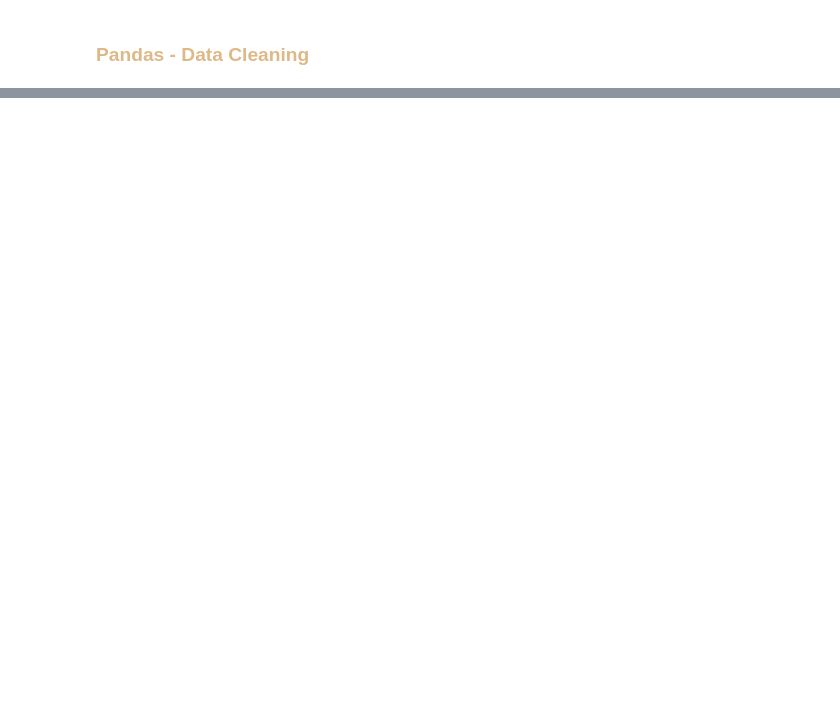
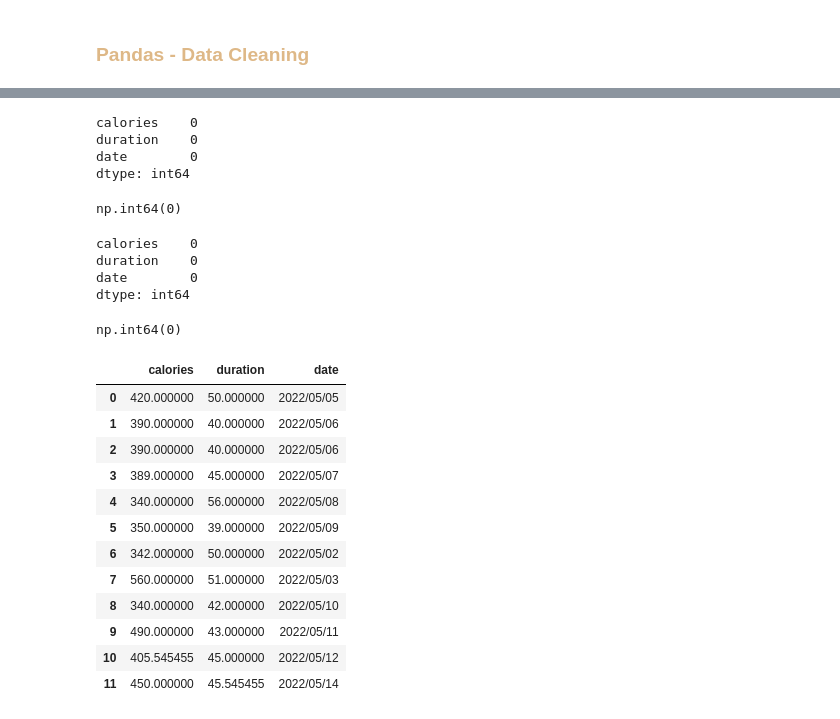
Before and after one commit to lekoundanmgedeon/data-collection-reports, a Jupyter notebook: dc1/introductions.ipynb, the cells around one changed output, grey strips where cells are left out. Saved outputs shown, nothing was run; the diff lists cells and outputs as text; code cells hidden in the pictures; blank space fills up the shorter version.

```diff
--- a/dc1/introductions.ipynb
+++ b/dc1/introductions.ipynb
@@ -110,3 +242,5 @@ data_csv
 ### <font color = '#DEB887'> Pandas - Data Cleaning
 # %%
 # import data.csv
+df= pd.read_csv('data/data1.csv')
+df.head()
@@ -113,4 +254,40 @@ data_csv
 # %%
 # Check the existence of null values
+df.isnull().sum()
+# %% [output]
+calories    0
+duration    0
+date        0
+dtype: int64
+# %%
+df.isnull().any().sum()
+# %% [output]
+np.int64(0)
+# %%
+df.isna().sum()
+# %% [output]
+calories    0
+duration    0
+date        0
+dtype: int64
+# %%
+df.isna().any().sum()
+# %% [output]
+np.int64(0)
 # %%
 # Delete null values using dropna
+df.dropna(inplace=True)
+# %% [output]
+|  | calories | duration | date |
+| 0 | 420.000000 | 50.000000 | 2022/05/05 |
+| 1 | 390.000000 | 40.000000 | 2022/05/06 |
+| 2 | 390.000000 | 40.000000 | 2022/05/06 |
+| 3 | 389.000000 | 45.000000 | 2022/05/07 |
+| 4 | 340.000000 | 56.000000 | 2022/05/08 |
+| 5 | 350.000000 | 39.000000 | 2022/05/09 |
+| 6 | 342.000000 | 50.000000 | 2022/05/02 |
+| 7 | 560.000000 | 51.000000 | 2022/05/03 |
+| 8 | 340.000000 | 42.000000 | 2022/05/10 |
+| 9 | 490.000000 | 43.000000 | 2022/05/11 |
+| 10 | 405.545455 | 45.000000 | 2022/05/12 |
+| 11 | 450.000000 | 45.545455 | 2022/05/14 |
```
Also changed, not shown: parts of 38 cells of this notebook.
